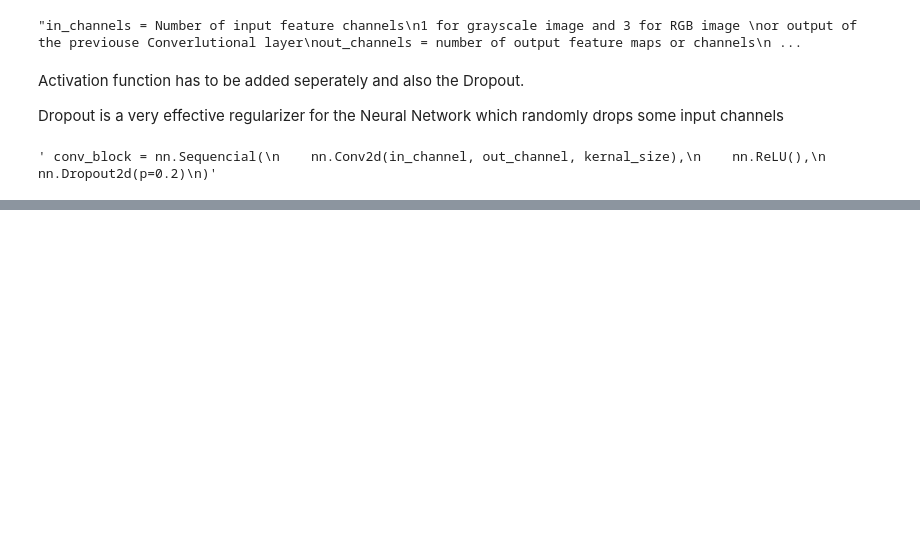
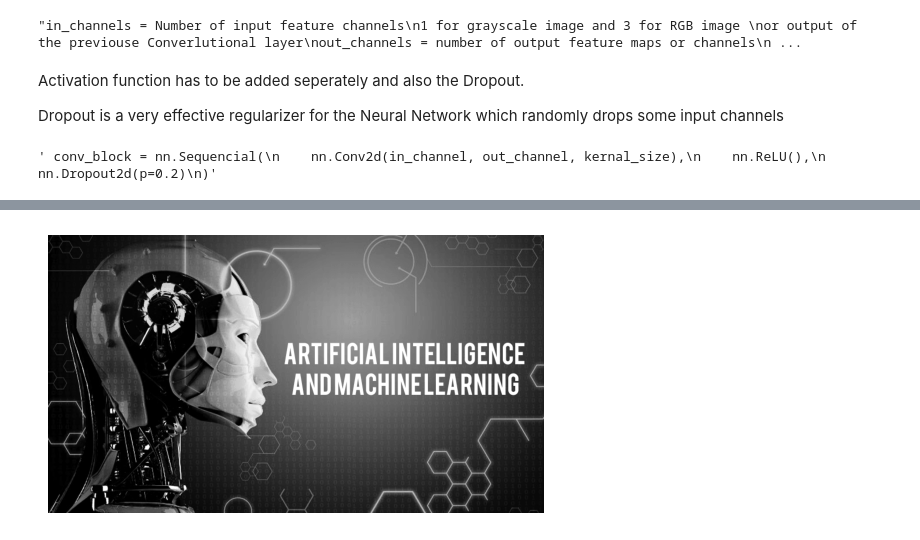
Before and after one commit to Rajitha-SL/My-AI-Projects, a Jupyter notebook: CNN_Example.ipynb, the cells around one changed output, grey strips where cells are left out. Cells and saved outputs as stored; diff of their text form; code cells hidden in the pictures; blank space fills up the shorter version.

```diff
--- a/CNN_Example.ipynb
+++ b/CNN_Example.ipynb
@@ -49,0 +57,23 @@ Dropout is a very effective regularizer for the Neural Network which randomly dr
+# %%
+import cv2
+import matplotlib.pyplot as plt
+%matplotlib inline
+
+# TODO: Feel free to try out your own images here by changing img_path
+# to a file path to another image on your computer!
+#img_path = "C:\\Users\Rajitha Amarasinghe\Downloads\imageedit_7_7623116494.jpg"
+
+# load color image
+bgr_img = cv2.imread("Artifical-Intelligence.-Machine-Learning-at-RRCE.png")
+# convert to grayscale
+gray_img = cv2.cvtColor(bgr_img, cv2.COLOR_BGR2GRAY)
+
+# normalize, rescale entries to lie in [0,1]
+gray_img = gray_img.astype("float32")/255
+
+# plot image
+plt.imshow(gray_img, cmap='gray')
+plt.axis("off")
+plt.show()
+# %% [output]
+[figure, added]
```
Also changed, not shown: parts of 1 cell of this notebook.
